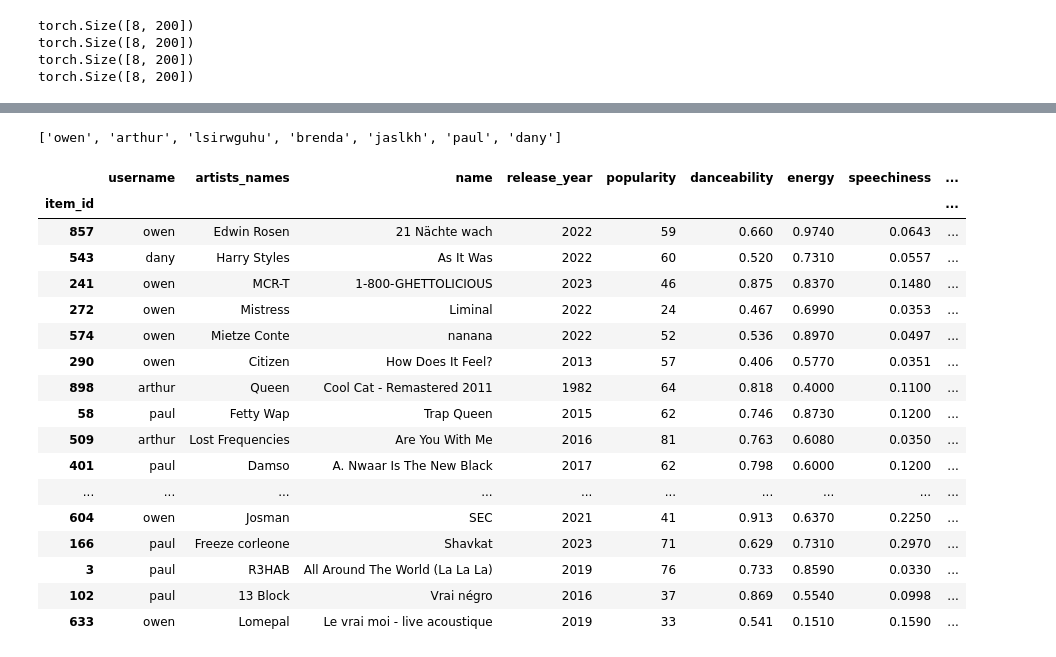
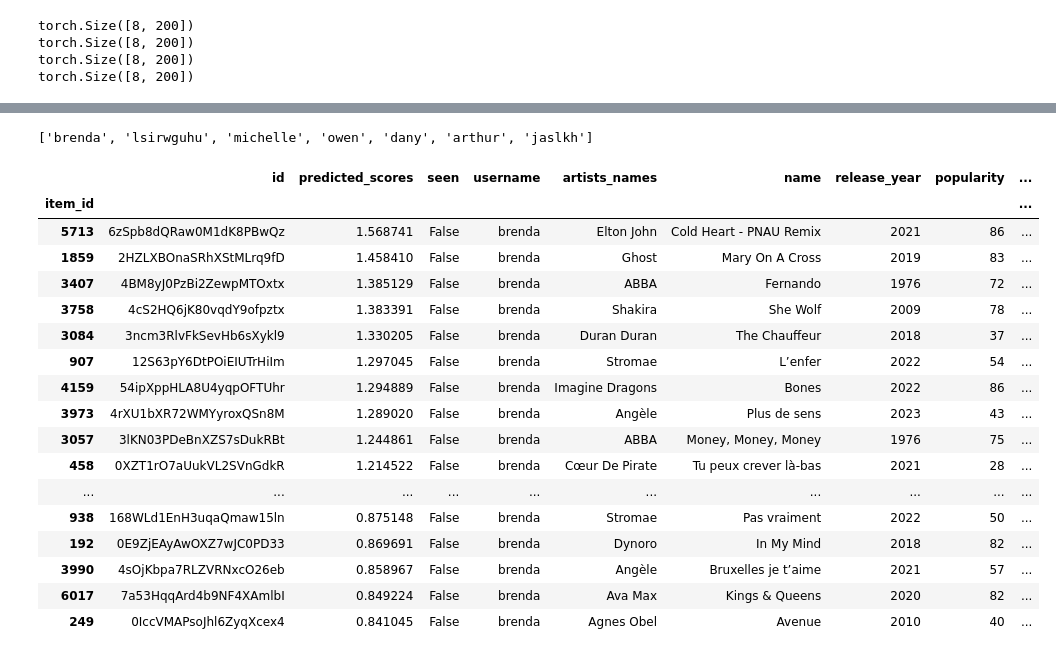
Before and after one commit to owengombas/spotify-recommender, a Jupyter notebook: recommender_vae.ipynb, the cells around one changed output, grey strips where cells are left out. Cells and saved outputs as stored; diff of their text form; code cells hidden in the pictures.

Commit message:
Recommend VAE

```diff
--- a/recommender_vae.ipynb
+++ b/recommender_vae.ipynb
@@ -195,20 +201,21 @@ Test set shape: torch.Size([0, 923])
 p_dims = [200, 600, n_items]
 model = MultiVAE(p_dims=p_dims).to(device=device, dtype=dtype)
 # %%
-batch_size = 1
+batch_size = 32
 anneal_cap = 0.2
 total_anneal_steps = 200000
 
 optimizer = optim.Adam(model.parameters(), lr=0.001, weight_decay=0)
-train_loader = DataLoader(train_dataset, batch_size=batch_size, shuffle=False)
+train_loader = DataLoader(train_dataset, batch_size=batch_size, shuffle=True)
 model.train_model(
     optimizer,
     train_loader,
-    num_epochs=100,
+    num_epochs=500,
     anneal_cap=anneal_cap,
     total_anneal_steps=total_anneal_steps,
     device=device,
     dtype=dtype,
-    summary_writer=summary_writer
+    summary_writer=summary_writer,
+    evalulation_matrices=(user_interacted_with, matrix_mf.sorted_R)
 )
 # %% [output]
@@ -312,7 +329,8 @@ for i in dim1:
 # %%
-username = "michelle"
+username = "paul"
 user_id = matrix_mf.usernames_to_ids([username])[0]
-print(f"User id: {user_id}")
+username = matrix_mf.ids_to_usernames([user_id])[0]
+print(f"User id: {user_id}, {username}")
 user_seen = matrix_mf.get_interactions_ids(user_id)
 user_seen.cpu().numpy().shape
 # %% [output]
@@ -323,33 +361,40 @@ similar_users_ids = model.sort_similar_users(user_id=user_id, latent_representat
 most_similar_users = matrix_mf.ids_to_usernames(similar_users_ids.cpu().numpy())[1:]
 most_similar_users
 # %% [output]
-['owen', 'arthur', 'lsirwguhu', 'brenda', 'jaslkh', 'paul', 'dany']
+['brenda', 'lsirwguhu', 'michelle', 'owen', 'dany', 'arthur', 'jaslkh']
 # %%
-items_ids = model.recommend(matrix=user_interacted_with)
+items_ids, predicted_scores = model.recommend(matrix=user_interacted_with)
 recommendation_df = matrix_mf.df.copy()
 recommendation_df["item_id"] = recommendation_df["id"].cat.codes.astype("int")
 recommendation_df.set_index("item_id", inplace=True)
 # Get df in the same order as the ids
 recommendation_df = recommendation_df.loc[items_ids.cpu().numpy()[user_id]]
+recommendation_df["predicted_scores"] = pd.Series(predicted_scores.cpu().numpy()[user_id], index=items_ids.cpu().numpy()[user_id])
 recommendation_df = recommendation_df[recommendation_df["username"] != username]
-recommendation_df.drop_duplicates(subset=["id"], inplace=True)
-recommendation_df[spoti.PRETTY_PRINT_FEATURES].head(40)
+recommendation_df = recommendation_df.drop_duplicates(subset=["username", "id"])
+recommendation_df["seen"] = recommendation_df.index.isin(user_seen.cpu().numpy())
+recommendation_df = recommendation_df[recommendation_df["seen"] == False]
+recommendation_df = recommendation_df.sort_values(by="predicted_scores", ascending=False)
+
+columns = spoti.PRETTY_PRINT_FEATURES
+# columns = list(recommendation_df.columns)
+recommendation_df[["id", "predicted_scores", "seen"] + columns].head(50)
 # %% [output]
-|  | username | artists_names | name | release_year | popularity | danceability | energy | speechiness | ... |
+|  | id | predicted_scores | seen | username | artists_names | name | release_year | popularity | ... |
 | item_id |  |  |  |  |  |  |  |  | ... |
-| 857 | owen | Edwin Rosen | 21 Nächte wach | 2022 | 59 | 0.660 | 0.9740 | 0.0643 | ... |
-| 543 | dany | Harry Styles | As It Was | 2022 | 60 | 0.520 | 0.7310 | 0.0557 | ... |
-| 241 | owen | MCR-T | 1-800-GHETTOLICIOUS | 2023 | 46 | 0.875 | 0.8370 | 0.1480 | ... |
-| 272 | owen | Mistress | Liminal | 2022 | 24 | 0.467 | 0.6990 | 0.0353 | ... |
-| 574 | owen | Mietze Conte | nanana | 2022 | 52 | 0.536 | 0.8970 | 0.0497 | ... |
-| 290 | owen | Citizen | How Does It Feel? | 2013 | 57 | 0.406 | 0.5770 | 0.0351 | ... |
-| 898 | arthur | Queen | Cool Cat - Remastered 2011 | 1982 | 64 | 0.818 | 0.4000 | 0.1100 | ... |
-| 58 | paul | Fetty Wap | Trap Queen | 2015 | 62 | 0.746 | 0.8730 | 0.1200 | ... |
-| 509 | arthur | Lost Frequencies | Are You With Me | 2016 | 81 | 0.763 | 0.6080 | 0.0350 | ... |
-| 401 | paul | Damso | Α. Nwaar Is The New Black | 2017 | 62 | 0.798 | 0.6000 | 0.1200 | ... |
+| 5713 | 6zSpb8dQRaw0M1dK8PBwQz | 1.568741 | False | brenda | Elton John | Cold Heart - PNAU Remix | 2021 | 86 | ... |
+| 1859 | 2HZLXBOnaSRhXStMLrq9fD | 1.458410 | False | brenda | Ghost | Mary On A Cross | 2019 | 83 | ... |
+| 3407 | 4BM8yJ0PzBi2ZewpMTOxtx | 1.385129 | False | brenda | ABBA | Fernando | 1976 | 72 | ... |
+| 3758 | 4cS2HQ6jK80vqdY9ofpztx | 1.383391 | False | brenda | Shakira | She Wolf | 2009 | 78 | ... |
+| 3084 | 3ncm3RlvFkSevHb6sXykl9 | 1.330205 | False | brenda | Duran Duran | The Chauffeur | 2018 | 37 | ... |
+| 907 | 12S63pY6DtPOiEIUTrHiIm | 1.297045 | False | brenda | Stromae | L’enfer | 2022 | 54 | ... |
+| 4159 | 54ipXppHLA8U4yqpOFTUhr | 1.294889 | False | brenda | Imagine Dragons | Bones | 2022 | 86 | ... |
+| 3973 | 4rXU1bXR72WMYyroxQSn8M | 1.289020 | False | brenda | Angèle | Plus de sens | 2023 | 43 | ... |
+| 3057 | 3lKN03PDeBnXZS7sDukRBt | 1.244861 | False | brenda | ABBA | Money, Money, Money | 1976 | 75 | ... |
+| 458 | 0XZT1rO7aUukVL2SVnGdkR | 1.214522 | False | brenda | Cœur De Pirate | Tu peux crever là-bas | 2021 | 28 | ... |
 | ... | ... | ... | ... | ... | ... | ... | ... | ... | ... |
-| 604 | owen | Josman | SEC | 2021 | 41 | 0.913 | 0.6370 | 0.2250 | ... |
-| 166 | paul | Freeze corleone | Shavkat | 2023 | 71 | 0.629 | 0.7310 | 0.2970 | ... |
-| 3 | paul | R3HAB | All Around The World (La La La) | 2019 | 76 | 0.733 | 0.8590 | 0.0330 | ... |
-| 102 | paul | 13 Block | Vrai négro | 2016 | 37 | 0.869 | 0.5540 | 0.0998 | ... |
-| 633 | owen | Lomepal | Le vrai moi - live acoustique | 2019 | 33 | 0.541 | 0.1510 | 0.1590 | ... |
+| 938 | 168WLd1EnH3uqaQmaw15ln | 0.875148 | False | brenda | Stromae | Pas vraiment | 2022 | 50 | ... |
+| 192 | 0E9ZjEAyAwOXZ7wJC0PD33 | 0.869691 | False | brenda | Dynoro | In My Mind | 2018 | 82 | ... |
+| 3990 | 4sOjKbpa7RLZVRNxcO26eb | 0.858967 | False | brenda | Angèle | Bruxelles je t’aime | 2021 | 57 | ... |
+| 6017 | 7a53HqqArd4b9NF4XAmlbI | 0.849224 | False | brenda | Ava Max | Kings & Queens | 2020 | 82 | ... |
+| 249 | 0IccVMAPsoJhl6ZyqXcex4 | 0.841045 | False | brenda | Agnes Obel | Avenue | 2010 | 40 | ... |
```
Also changed, not shown: parts of 15 cells of this notebook, 7 other files.
